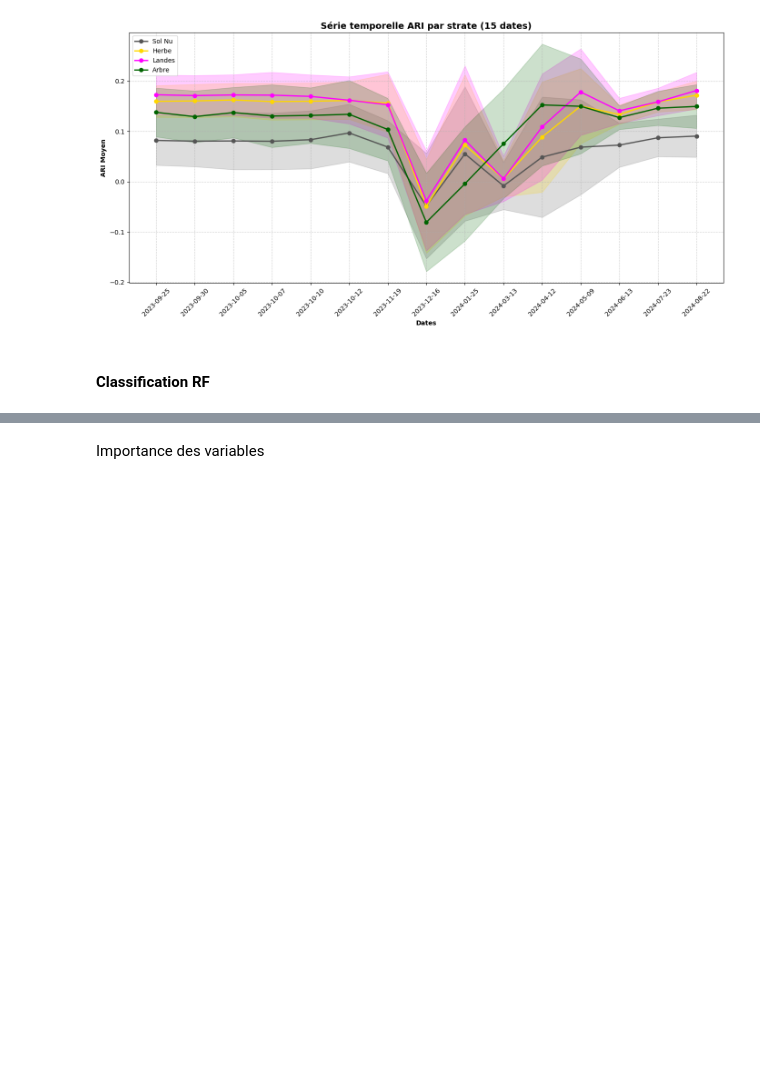
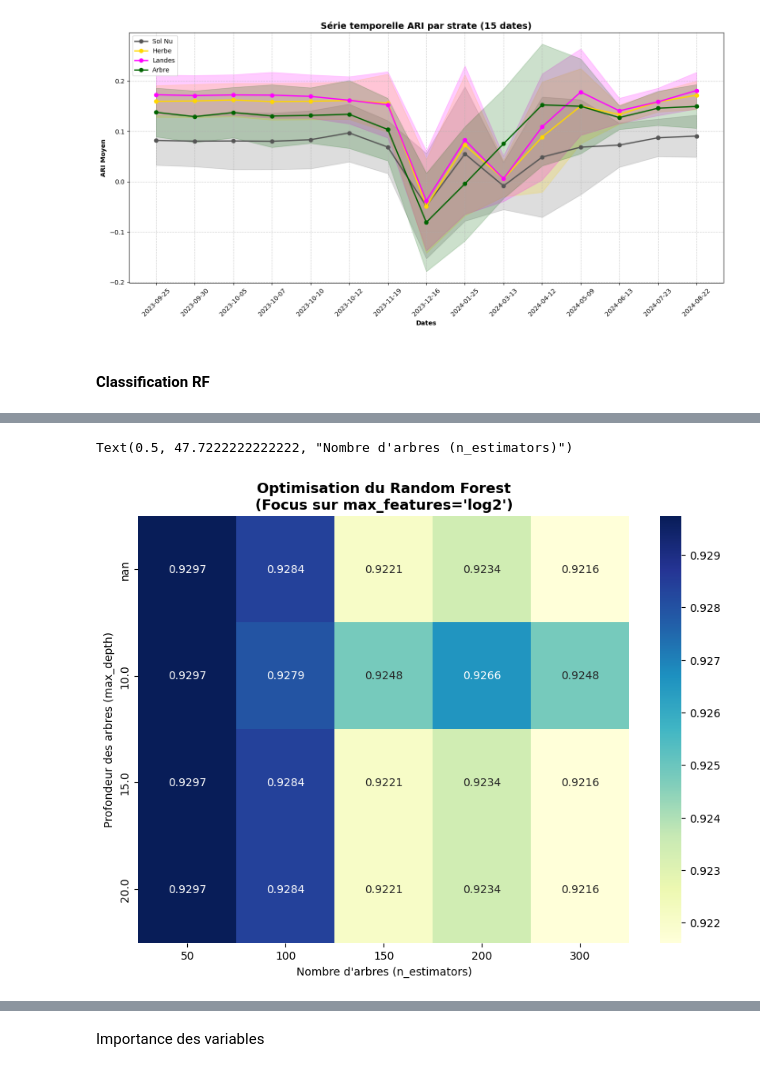
Before and after one commit to Shona2402/projet_telea_TUIL_SHONA, a Jupyter notebook: projet_telea_TUIL_SHONA.ipynb, the cells around one changed output, grey strips where cells are left out. Saved outputs shown, nothing was run; the diff lists cells and outputs as text; code cells hidden in the pictures; blank space fills up the shorter version.

Commit message:
modif plot

```diff
--- a/projet_telea_TUIL_SHONA.ipynb
+++ b/projet_telea_TUIL_SHONA.ipynb
@@ -312,0 +321,16 @@ KeyboardInterrupt:
+# %%
+# Filtrage sur le meilleur paramètre identifié (log2)
+sub_df = results_df[(results_df['param_max_features'] == 'log2') &
+                    (results_df['param_min_samples_leaf'] == 1)]
+
+pivot = sub_df.pivot(index='param_max_depth', columns='param_n_estimators', values='mean_test_score')
+pivot.index = [str(x) for x in pivot.index]
+
+plt.figure(figsize=(10, 7))
+sns.heatmap(pivot, annot=True, cmap='YlGnBu', fmt='.4f')
+plt.title("Optimisation du Random Forest\n(Focus sur max_features='log2')", fontsize=13, fontweight='bold')
+plt.ylabel("Profondeur des arbres (max_depth)")
+plt.xlabel("Nombre d'arbres (n_estimators)")
+# %% [output]
+Text(0.5, 47.7222222222222, "Nombre d'arbres (n_estimators)")
+[figure, added]
```
Also changed, not shown: parts of 10 cells of this notebook.
